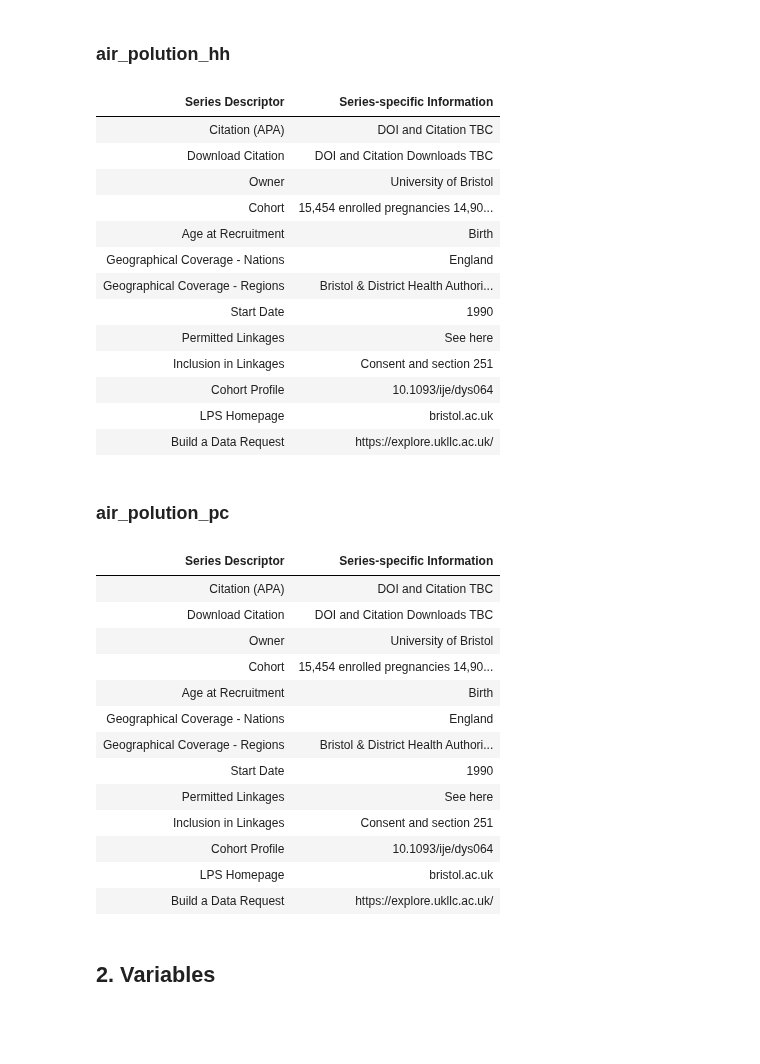
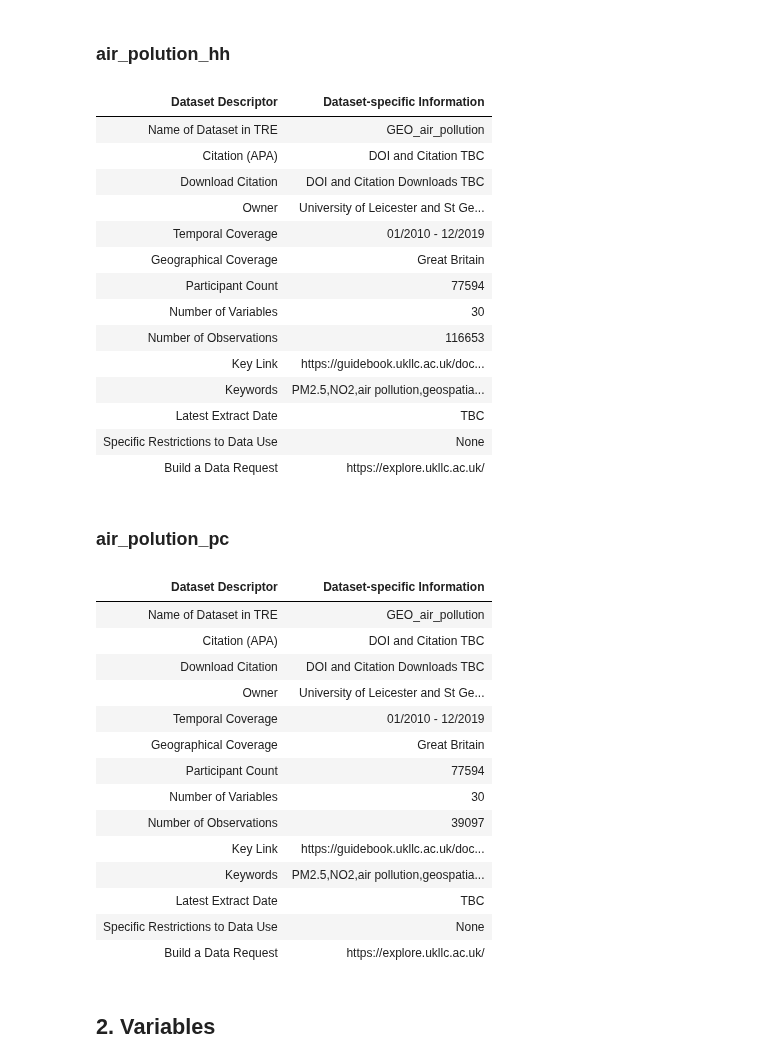
Before and after one commit to UKLLC/Guidebook, a Jupyter notebook: ukllc_book/docs/linked_geo_data/environmental_datasets/pollution_datasets/air_pollution_pm25_no2/air_pollution_pm25_no2.ipynb, the cells around one changed output. Cells and saved outputs as stored; diff of their text form; code cells hidden in the pictures; blank space fills up the shorter version.

```diff
--- a/ukllc_book/docs/linked_geo_data/environmental_datasets/pollution_datasets/air_pollution_pm25_no2/air_pollution_pm25_no2.ipynb
+++ b/ukllc_book/docs/linked_geo_data/environmental_datasets/pollution_datasets/air_pollution_pm25_no2/air_pollution_pm25_no2.ipynb
@@ -46,46 +29,44 @@ display(Markdown('### air_polution_hh'))
 # %% [output]
 ### air_polution_hh
 # %%
-from data_doc_helper import LPSSource as SS, last_modified
-ss = SS("ALSPAC")
-ss.info_table()
+DS("air_pollution_hh").info_table()
 # %% [output]
-| Series Descriptor | Series-specific Information |
+| Dataset Descriptor | Dataset-specific Information |
+| Name of Dataset in TRE | GEO_air_pollution |
 | Citation (APA) | DOI and Citation TBC |
 | Download Citation | DOI and Citation Downloads TBC |
-| Owner | University of Bristol |
-| Cohort | 15,454 enrolled pregnancies 14,90... |
-| Age at Recruitment | Birth |
-| Geographical Coverage - Nations | England |
-| Geographical Coverage - Regions | Bristol & District Health Authori... |
-| Start Date | 1990 |
-| Permitted Linkages | See here |
-| Inclusion in Linkages | Consent and section 251 |
-| Cohort Profile | 10.1093/ije/dys064 |
-| LPS Homepage | bristol.ac.uk |
+| Owner | University of Leicester and St Ge... |
+| Temporal Coverage | 01/2010 - 12/2019 |
+| Geographical Coverage | Great Britain |
+| Participant Count | 77594 |
+| Number of Variables | 30 |
+| Number of Observations | 116653 |
+| Key Link | https://guidebook.ukllc.ac.uk/doc... |
+| Keywords | PM2.5,NO2,air pollution,geospatia... |
+| Latest Extract Date | TBC |
+| Specific Restrictions to Data Use | None |
 | Build a Data Request | https://explore.ukllc.ac.uk/ |
 # %%
 display(Markdown('### air_polution_pc'))
 # %% [output]
 ### air_polution_pc
 # %%
-from data_doc_helper import LPSSource as SS, last_modified
-ss = SS("ALSPAC")
-ss.info_table()
+DS("air_pollution_pc").info_table()
 # %% [output]
-| Series Descriptor | Series-specific Information |
+| Dataset Descriptor | Dataset-specific Information |
+| Name of Dataset in TRE | GEO_air_pollution |
 | Citation (APA) | DOI and Citation TBC |
 | Download Citation | DOI and Citation Downloads TBC |
-| Owner | University of Bristol |
-| Cohort | 15,454 enrolled pregnancies 14,90... |
-| Age at Recruitment | Birth |
-| Geographical Coverage - Nations | England |
-| Geographical Coverage - Regions | Bristol & District Health Authori... |
-| Start Date | 1990 |
-| Permitted Linkages | See here |
-| Inclusion in Linkages | Consent and section 251 |
-| Cohort Profile | 10.1093/ije/dys064 |
-| LPS Homepage | bristol.ac.uk |
+| Owner | University of Leicester and St Ge... |
+| Temporal Coverage | 01/2010 - 12/2019 |
+| Geographical Coverage | Great Britain |
+| Participant Count | 77594 |
+| Number of Variables | 30 |
+| Number of Observations | 39097 |
+| Key Link | https://guidebook.ukllc.ac.uk/doc... |
+| Keywords | PM2.5,NO2,air pollution,geospatia... |
+| Latest Extract Date | TBC |
+| Specific Restrictions to Data Use | None |
 | Build a Data Request | https://explore.ukllc.ac.uk/ |
 # %% [markdown]
 ## 2. Variables
```
Also changed, not shown: parts of 4 cells of this notebook, 4 other files.
